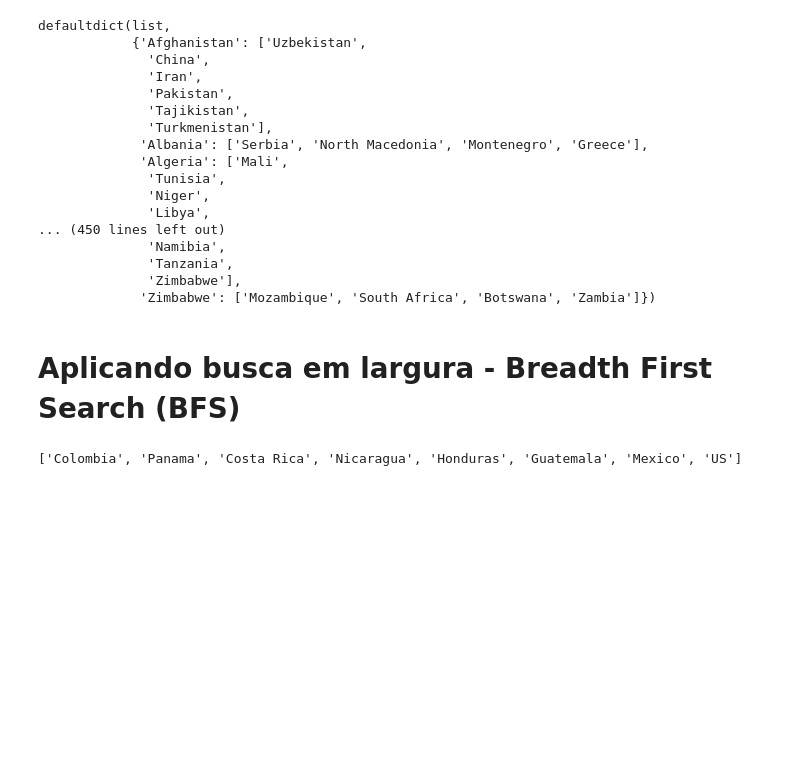
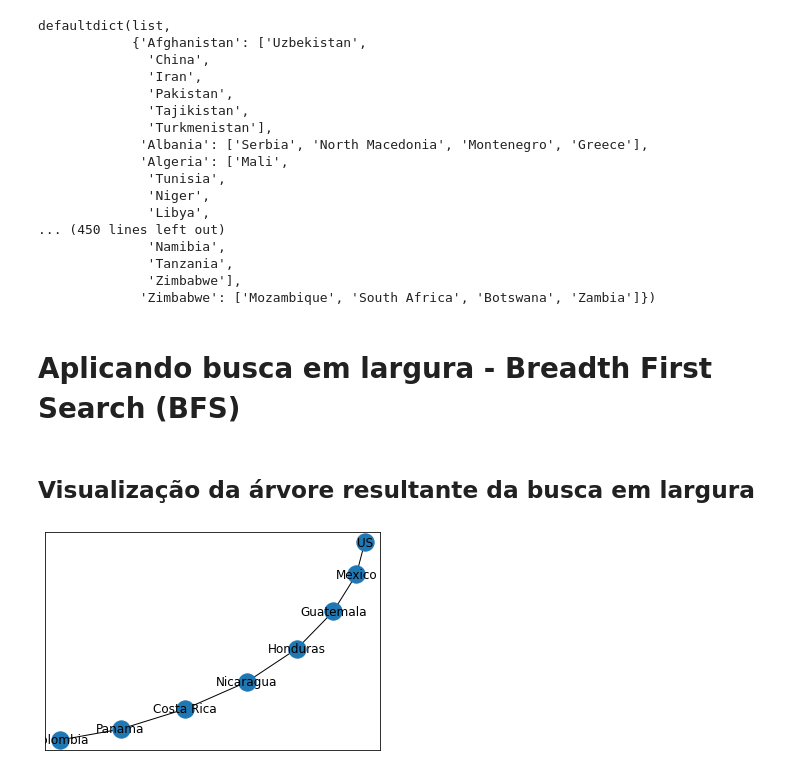
Before and after one commit to projeto-de-algoritmos/Grafos1_Cities, a Jupyter notebook: Grafos1_Cities.ipynb, the cells around one changed output. Cells and saved outputs as stored; diff of their text form; code cells hidden in the pictures; blank space fills up the shorter version.

Commit message:
📦 NEW: Add resultant tree visualization with networkx

```diff
--- a/Grafos1_Cities.ipynb
+++ b/Grafos1_Cities.ipynb
@@ -187,7 +189,6 @@ def backtrace(parent, start, end):
         path.append(parent[path[-1]])
     path.reverse()
     return path
-
 
 def bfs(graph, start, end):
     parent = {}
@@ -205,6 +206,17 @@ def bfs(graph, start, end):
                         queue.append(adjacent)
                         visited[adjacent] = True
 
-print(bfs(graph, 'Colombia', 'US'))
+country_path = bfs(graph, 'Colombia', 'US')
-# %% [output]
-['Colombia', 'Panama', 'Costa Rica', 'Nicaragua', 'Honduras', 'Guatemala', 'Mexico', 'US']
+# %% [markdown]
+## Visualização da árvore resultante da busca em largura
+# %%
+resultant_tree = nx.Graph()
+i, j = 0, 1
+while j < len(country_path):
+    resultant_tree.add_edge(country_path[i], country_path[j])
+    i += 1
+    j += 1
+# %%
+nx.draw_networkx(resultant_tree)
+# %% [output]
+[figure, added]
```
Also changed, not shown: parts of 2 cells of this notebook, 1 other file.
